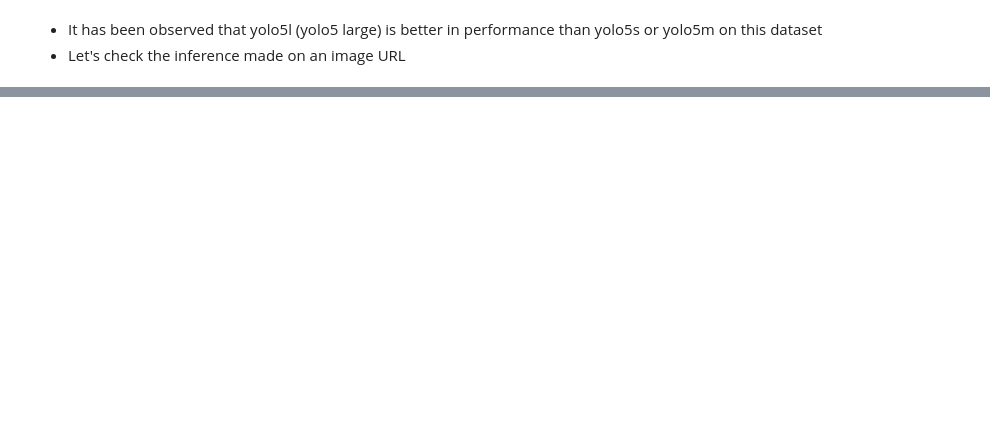
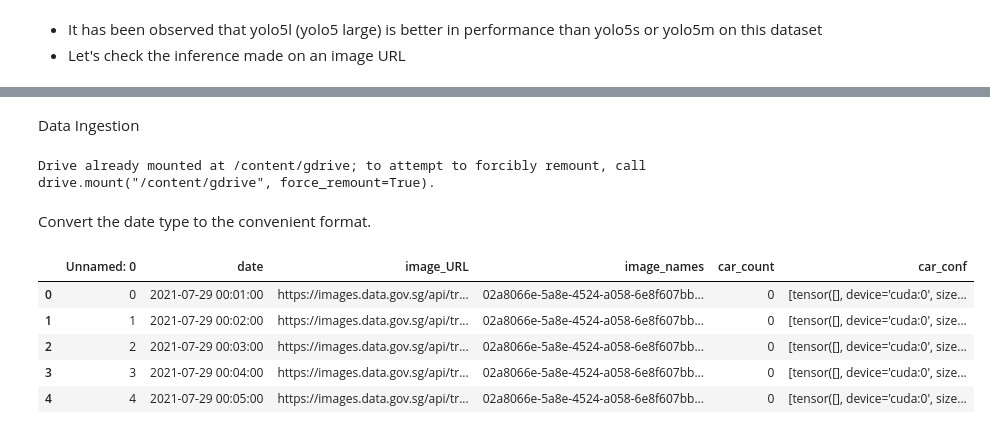
Before and after one commit to gomathyshankar/trafficForecast, a Jupyter notebook: trafficForecast.ipynb, the cells around one changed output, grey strips where cells are left out. Drawn from its saved outputs; the diff is of its cells as text; code cells hidden in the pictures; blank space fills up the shorter version.

```diff
--- a/trafficForecast.ipynb
+++ b/trafficForecast.ipynb
@@ -129,0 +206,9 @@ traffic_data.head()
+# %% [markdown]
+Data Ingestion
+# %%
+# The data file can be downloaded from 'https://github.com/gomathyshankar/trafficForecast/blob/main/traffic_data_Final.xlsx'
+
+from google.colab import drive
+drive.mount('/content/gdrive')
+# %% [output]
+Drive already mounted at /content/gdrive; to attempt to forcibly remount, call drive.mount("/content/gdrive", force_remount=True).
@@ -129,0 +217,13 @@ traffic_data.head()
+# %% [markdown]
+Convert the date type to the convenient format.
+# %%
+df['date'] = pd.to_datetime(df['date'], format="%Y-%m-%d %H:%M")
+df['date'] = df['date'].astype('datetime64[m]')
+df.head()
+# %% [output]
+|  | Unnamed: 0 | date | image_URL | image_names | car_count | car_conf |
+| 0 | 0 | 2021-07-29 00:01:00 | https://images.data.gov.sg/api/tr... | 02a8066e-5a8e-4524-a058-6e8f607bb... | 0 | [tensor([], device='cuda:0', size... |
+| 1 | 1 | 2021-07-29 00:02:00 | https://images.data.gov.sg/api/tr... | 02a8066e-5a8e-4524-a058-6e8f607bb... | 0 | [tensor([], device='cuda:0', size... |
+| 2 | 2 | 2021-07-29 00:03:00 | https://images.data.gov.sg/api/tr... | 02a8066e-5a8e-4524-a058-6e8f607bb... | 0 | [tensor([], device='cuda:0', size... |
+| 3 | 3 | 2021-07-29 00:04:00 | https://images.data.gov.sg/api/tr... | 02a8066e-5a8e-4524-a058-6e8f607bb... | 0 | [tensor([], device='cuda:0', size... |
+| 4 | 4 | 2021-07-29 00:05:00 | https://images.data.gov.sg/api/tr... | 02a8066e-5a8e-4524-a058-6e8f607bb... | 0 | [tensor([], device='cuda:0', size... |
```
Also changed, not shown: parts of 53 cells of this notebook.
